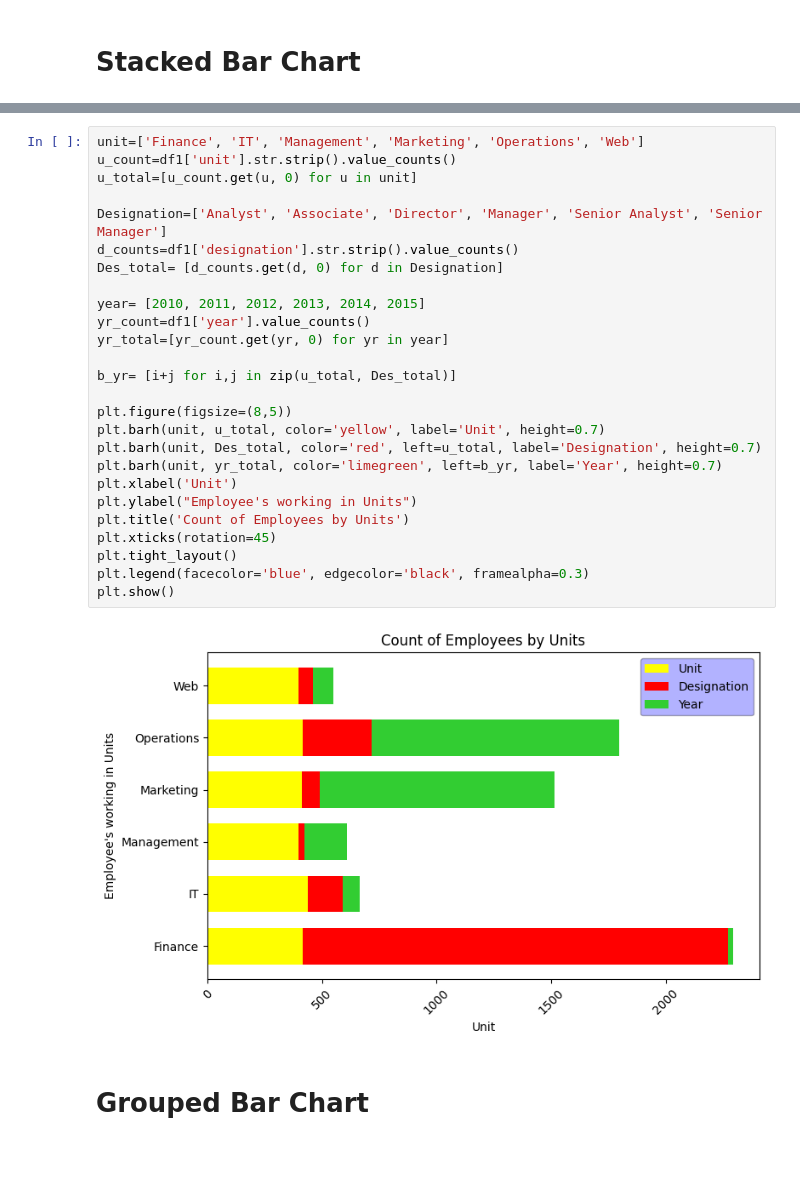
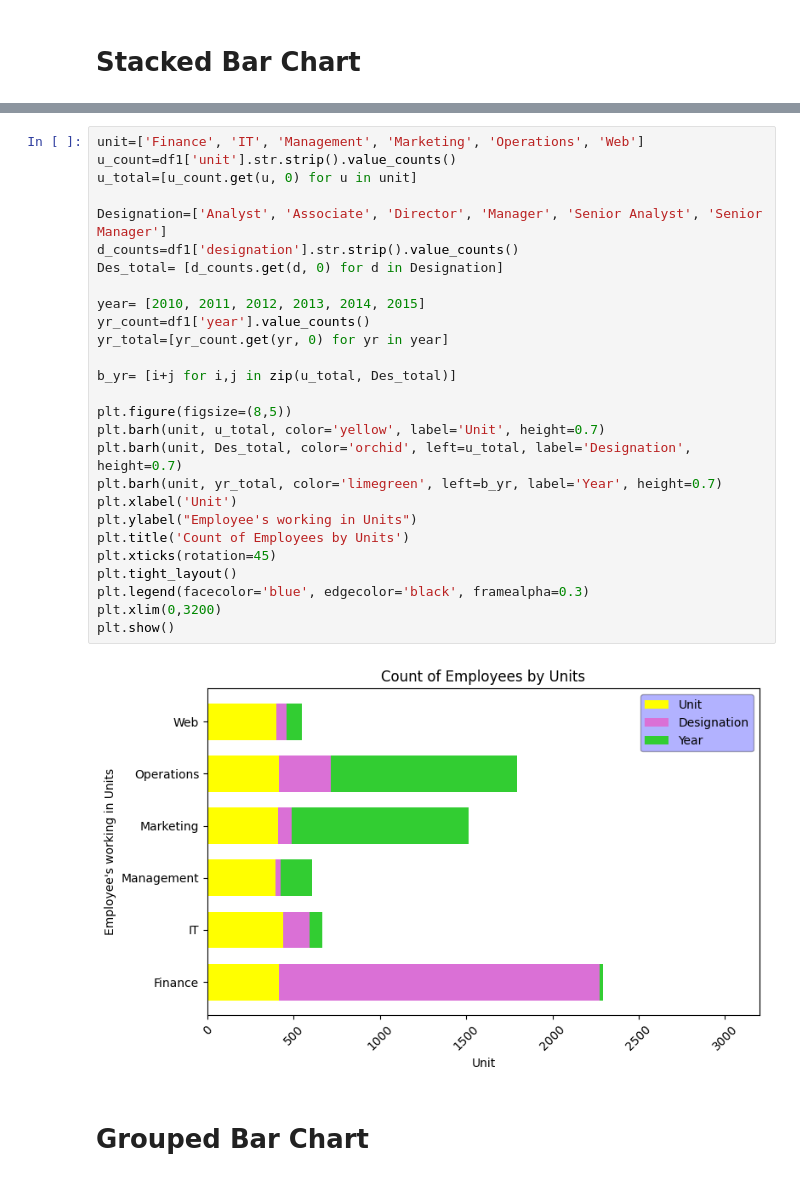
Before and after one commit to Ganavi-KH/Data-Visualization, a Jupyter notebook: Matplotlib Data Visualization.ipynb, the cells around one changed output, grey strips where cells are left out. Drawn from its saved outputs; the diff is of its cells as text.

```diff
--- a/Matplotlib Data Visualization.ipynb
+++ b/Matplotlib Data Visualization.ipynb
@@ -220,31 +222,32 @@ plt.show()
 # %%
 unit=['Finance', 'IT', 'Management', 'Marketing', 'Operations', 'Web']
 u_count=df1['unit'].str.strip().value_counts()
 u_total=[u_count.get(u, 0) for u in unit]
 
 Designation=['Analyst', 'Associate', 'Director', 'Manager', 'Senior Analyst', 'Senior Manager']
 d_counts=df1['designation'].str.strip().value_counts()
 Des_total= [d_counts.get(d, 0) for d in Designation]
 
 year= [2010, 2011, 2012, 2013, 2014, 2015]
 yr_count=df1['year'].value_counts()
 yr_total=[yr_count.get(yr, 0) for yr in year]
 
 b_yr= [i+j for i,j in zip(u_total, Des_total)]
 
 plt.figure(figsize=(8,5))
 plt.barh(unit, u_total, color='yellow', label='Unit', height=0.7)
-plt.barh(unit, Des_total, color='red', left=u_total, label='Designation', height=0.7)
+plt.barh(unit, Des_total, color='orchid', left=u_total, label='Designation', height=0.7)
 plt.barh(unit, yr_total, color='limegreen', left=b_yr, label='Year', height=0.7)
 plt.xlabel('Unit')
 plt.ylabel("Employee's working in Units")
 plt.title('Count of Employees by Units')
 plt.xticks(rotation=45)
 plt.tight_layout()
 plt.legend(facecolor='blue', edgecolor='black', framealpha=0.3)
+plt.xlim(0,3200)
 plt.show()
 # %% [output]
-[figure, old version]
+[figure, new version]
 # %% [markdown]
 # Grouped Bar Chart
 # %%
```
Also changed, not shown: parts of 6 cells of this notebook, 1 other file.
